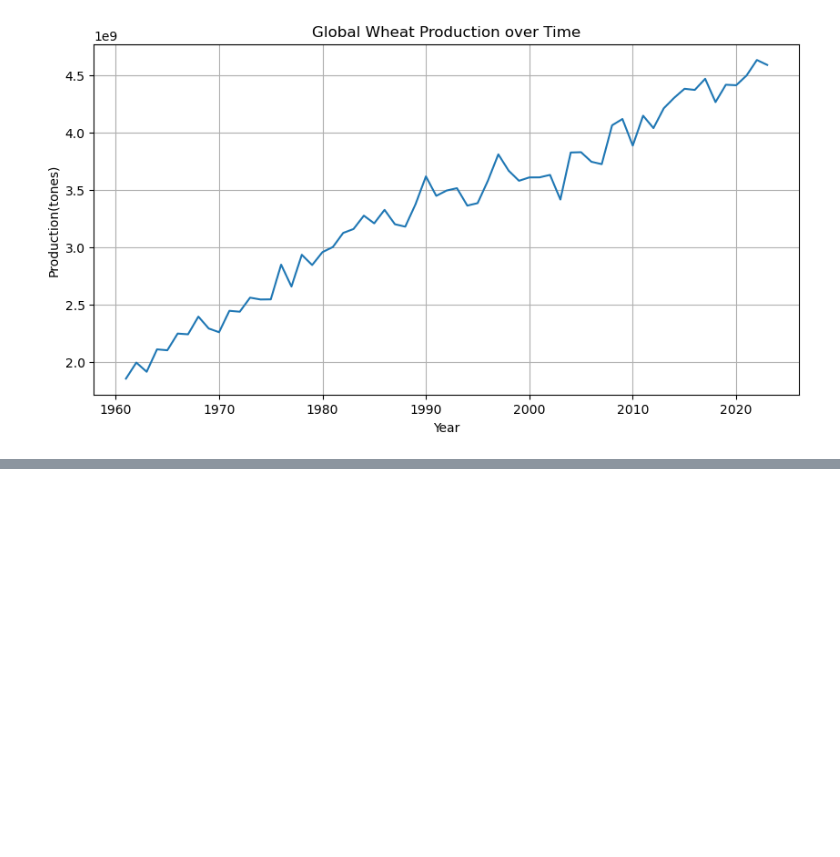
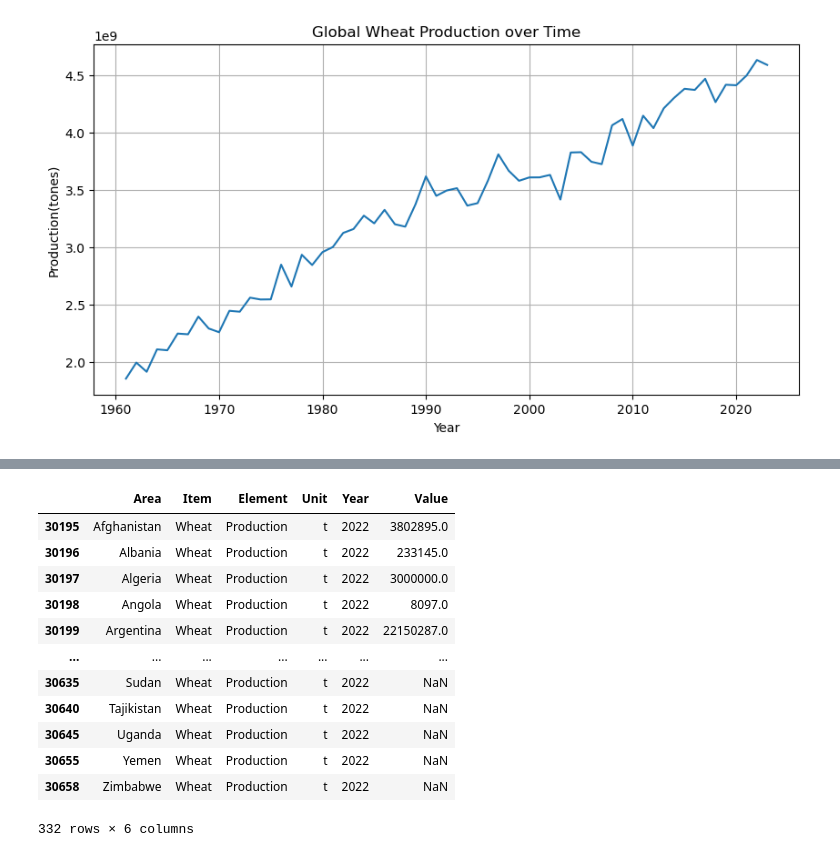
Before and after one commit to Moh-Bashawat/datasci2025, a Jupyter notebook: FAO1.ipynb, the cells around one changed output, grey strips where cells are left out. Drawn from its saved outputs; the diff is of its cells as text; code cells hidden in the pictures; blank space fills up the shorter version.

```diff
--- a/FAO1.ipynb
+++ b/FAO1.ipynb
@@ -174,0 +276,16 @@ plt.show()
+# %%
+wheat_2022
+# %% [output]
+|  | Area | Item | Element | Unit | Year | Value |
+| 30195 | Afghanistan | Wheat | Production | t | 2022 | 3802895.0 |
+| 30196 | Albania | Wheat | Production | t | 2022 | 233145.0 |
+| 30197 | Algeria | Wheat | Production | t | 2022 | 3000000.0 |
+| 30198 | Angola | Wheat | Production | t | 2022 | 8097.0 |
+| 30199 | Argentina | Wheat | Production | t | 2022 | 22150287.0 |
+| ... | ... | ... | ... | ... | ... | ... |
+| 30635 | Sudan | Wheat | Production | t | 2022 | NaN |
+| 30640 | Tajikistan | Wheat | Production | t | 2022 | NaN |
+| 30645 | Uganda | Wheat | Production | t | 2022 | NaN |
+| 30655 | Yemen | Wheat | Production | t | 2022 | NaN |
+| 30658 | Zimbabwe | Wheat | Production | t | 2022 | NaN |
+332 rows × 6 columns
```
Also changed, not shown: parts of 31 cells of this notebook.
